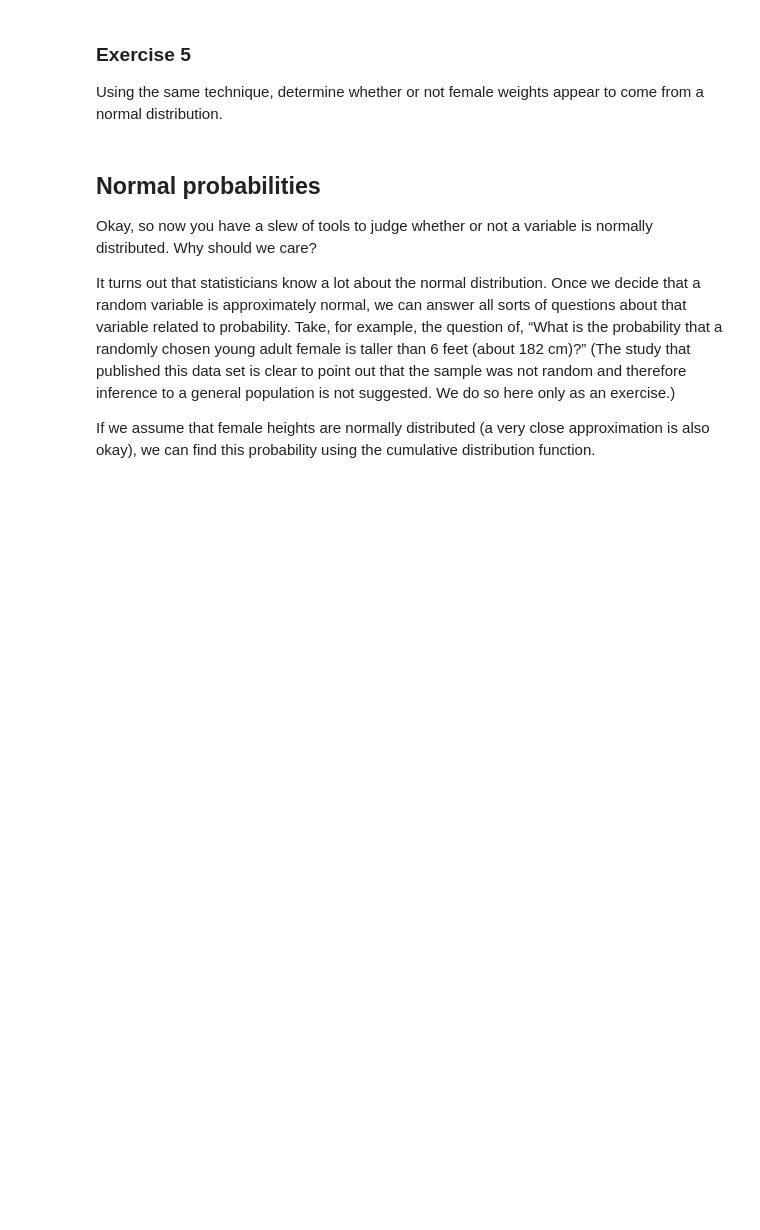
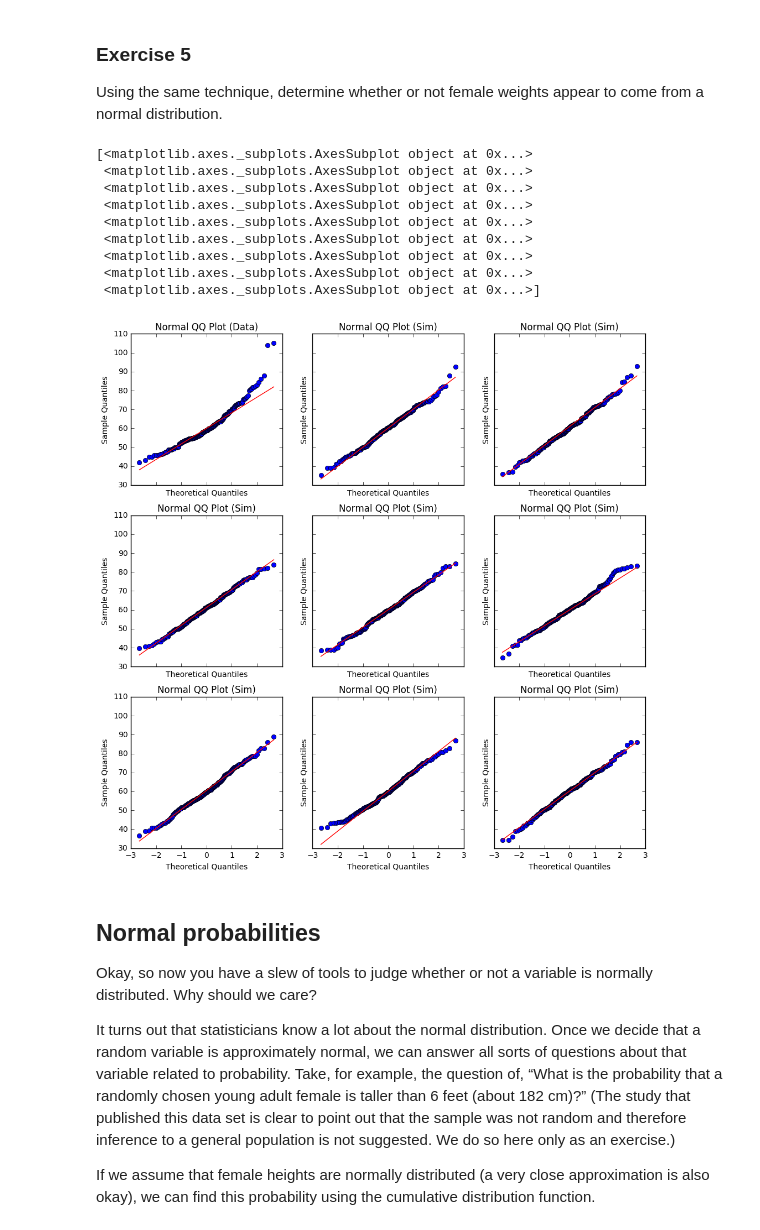
Before and after one commit to hackoregon/hack-university-data-science, a Jupyter notebook: Lessons/4_Probability/Lesson4_Distributions.ipynb, the cells around one changed output. Cells and saved outputs as stored; diff of their text form; code cells hidden in the pictures; blank space fills up the shorter version.

```diff
--- a/Lessons/4_Probability/Lesson4_Distributions.ipynb
+++ b/Lessons/4_Probability/Lesson4_Distributions.ipynb
@@ -96,7 +143,7 @@ def qqnormsim(data):
     plots[0].set_title("Normal QQ Plot (Data)")
     for i in range(1,len(plots)):
         sim_data = np.random.normal(loc=dmean, scale=dstd, size=len(data))
-        qqplot(data, line="q", ax=plots[i])
+        qqplot(sim_data, line="q", ax=plots[i])
         plots[i].set_title("Normal QQ Plot (Sim)")
     for ax in plots:
         ax.set_xlabel("Theoretical Quantiles")
@@ -112,6 +170,19 @@ Does the normal probability plot for `fdims["hgt"]` look similar to the plots cr
 ### Exercise 5
 
 Using the same technique, determine whether or not female weights appear to come from a normal distribution.
+# %%
+fig = qqnormsim(fdims["wgt"])
+# %% [output]
+[<matplotlib.axes._subplots.AxesSubplot object at 0x...>
+ <matplotlib.axes._subplots.AxesSubplot object at 0x...>
+ <matplotlib.axes._subplots.AxesSubplot object at 0x...>
+ <matplotlib.axes._subplots.AxesSubplot object at 0x...>
+ <matplotlib.axes._subplots.AxesSubplot object at 0x...>
+ <matplotlib.axes._subplots.AxesSubplot object at 0x...>
+ <matplotlib.axes._subplots.AxesSubplot object at 0x...>
+ <matplotlib.axes._subplots.AxesSubplot object at 0x...>
+ <matplotlib.axes._subplots.AxesSubplot object at 0x...>]
+[figure, added]
 # %% [markdown]
 
 
```
Also changed, not shown: parts of 17 cells of this notebook, 1 other file.
